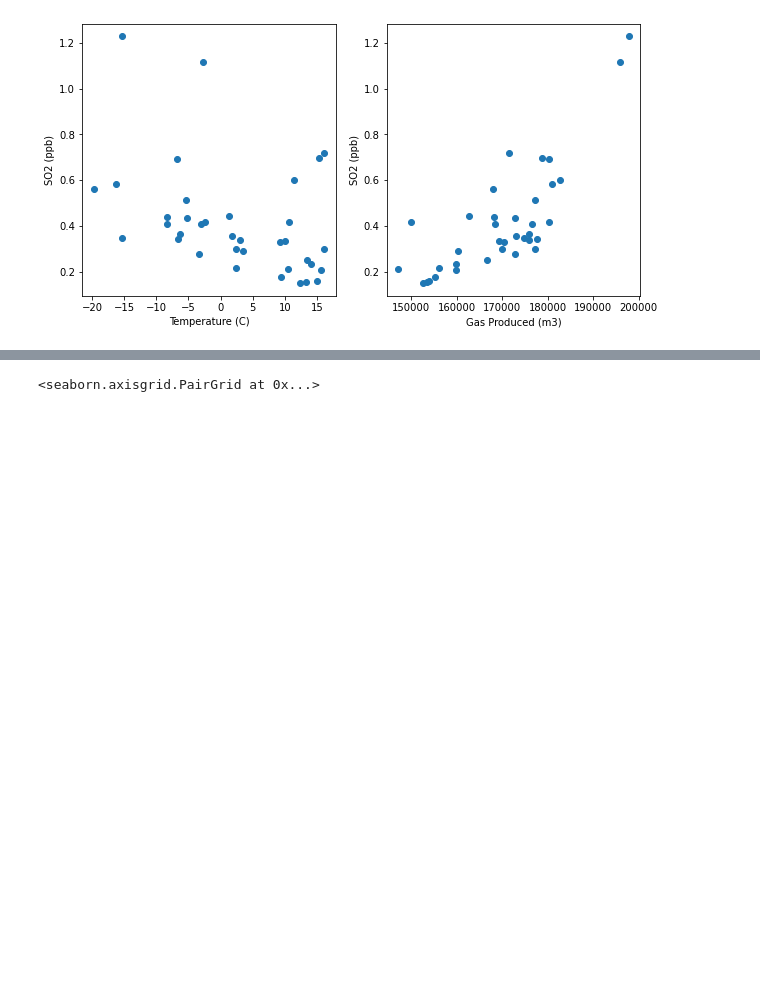
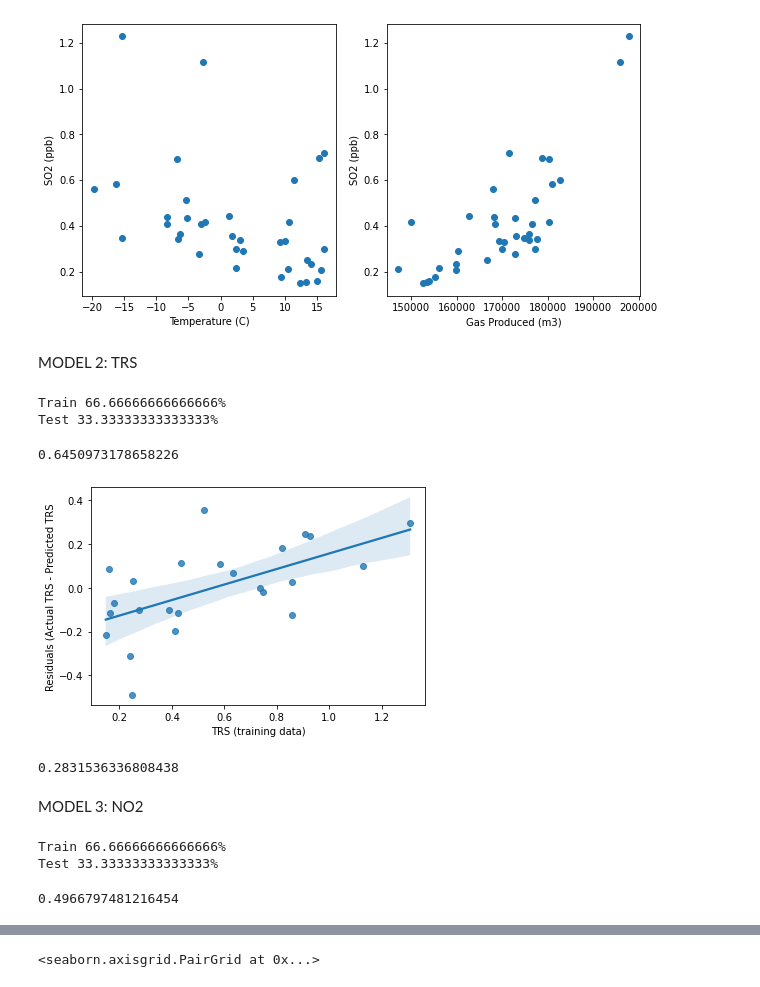
Before and after one commit to mirandadoris/CIV1498_Project2_Pythoneers, a Jupyter notebook: 2-Analysis/Weather_AQ_UOG_Analysis.ipynb, the cells around one changed output, grey strips where cells are left out. Cells and saved outputs as stored; diff of their text form; code cells hidden in the pictures; blank space fills up the shorter version.

Commit message:
completed model for now

```diff
--- a/2-Analysis/Weather_AQ_UOG_Analysis.ipynb
+++ b/2-Analysis/Weather_AQ_UOG_Analysis.ipynb
@@ -274,3 +244,79 @@ ax2.set_ylabel('SO2 (ppb)')
 plt.show()
 # %% [output]
 [figure]
+# %% [markdown]
+MODEL 2: TRS
+# %%
+# Split df into x and y
+X =  month_mean.filter(['WSPD_SCLR_(M/S)', 'WDIR_VECT_(DEG)', 'Depth_per_day', 'gas_prod_vol_m3'], axis=1)
+y = month_mean.filter(['TRS'], axis=1)
+
+# Split the data into a training and a testing set
+X_train, X_test, y_train, y_test = train_test_split(X, y, test_size=0.33, random_state=10)
+
+# Print test and trainning sizes
+print('Train {}%'.format(X_train.shape[0] / month_mean.shape[0] * 100))
+print('Test {}%'.format(X_test.shape[0] / month_mean.shape[0] * 100))
+# %% [output]
+Train 66.66666666666666%
+Test 33.33333333333333%
+# %%
+# Create a LinearRegression object and name it linear_model
+linear_model = lm.LinearRegression(fit_intercept=True)
+
+# Fit model to training data
+linear_model.fit(X_train, y_train)
+
+# Predict training data y using model
+y_fitted = linear_model.predict(X_train)
+
+# Print the r-squared value
+print(r2_score(y_train, y_fitted))
+# %% [output]
+0.6450973178658226
+# %%
+# Plot the residuals
+residuals = y_train - y_fitted
+ax = sns.regplot(x=y_train, y=residuals['TRS'])
+ax.set_xlabel('TRS (training data)')
+ax.set_ylabel('Residuals (Actual TRS - Predicted TRS')
+
+plt.show()
+# %% [output]
+[figure, added]
+# %%
+# Now predict the test values and calculate the r-squared score
+y_fitted = linear_model.predict(X_test)
+print(r2_score(y_test, y_fitted))
+# %% [output]
+0.2831536336808438
+# %% [markdown]
+MODEL 3: NO2
+# %%
+# Split df into x and y
+X =  month_mean.filter(['TEMP_MEAN_(C)', 'WSPD_SCLR_(M/S)', 'HUMIDITY_(%)', 'Depth_per_day','gas_prod_vol_m3'], axis=1)
+y = month_mean.filter(['NO2'], axis=1)
+
+# Split the data into a training and a testing set
+X_train, X_test, y_train, y_test = train_test_split(X, y, test_size=0.33, random_state=10)
+
+# Print test and trainning sizes
+print('Train {}%'.format(X_train.shape[0] / month_mean.shape[0] * 100))
+print('Test {}%'.format(X_test.shape[0] / month_mean.shape[0] * 100))
+# %% [output]
+Train 66.66666666666666%
+Test 33.33333333333333%
+# %%
+# Create a LinearRegression object and name it linear_model
+linear_model = lm.LinearRegression(fit_intercept=True)
+
+# Fit model to training data
+linear_model.fit(X_train, y_train)
+
+# Predict training data y using model
+y_fitted = linear_model.predict(X_train)
+
+# Print the r-squared value
+print(r2_score(y_train, y_fitted))
+# %% [output]
+0.4966797481216454
```
Also changed, not shown: parts of 30 cells of this notebook.
